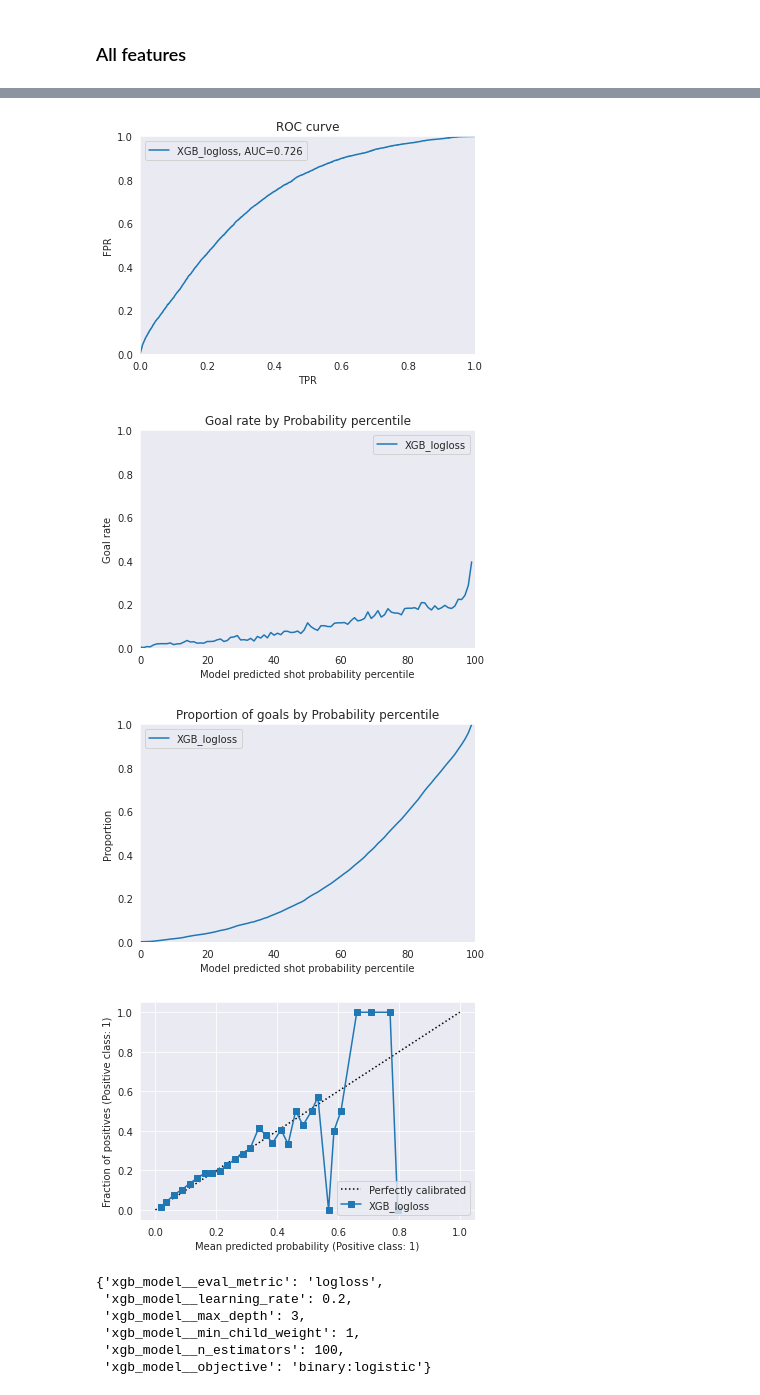
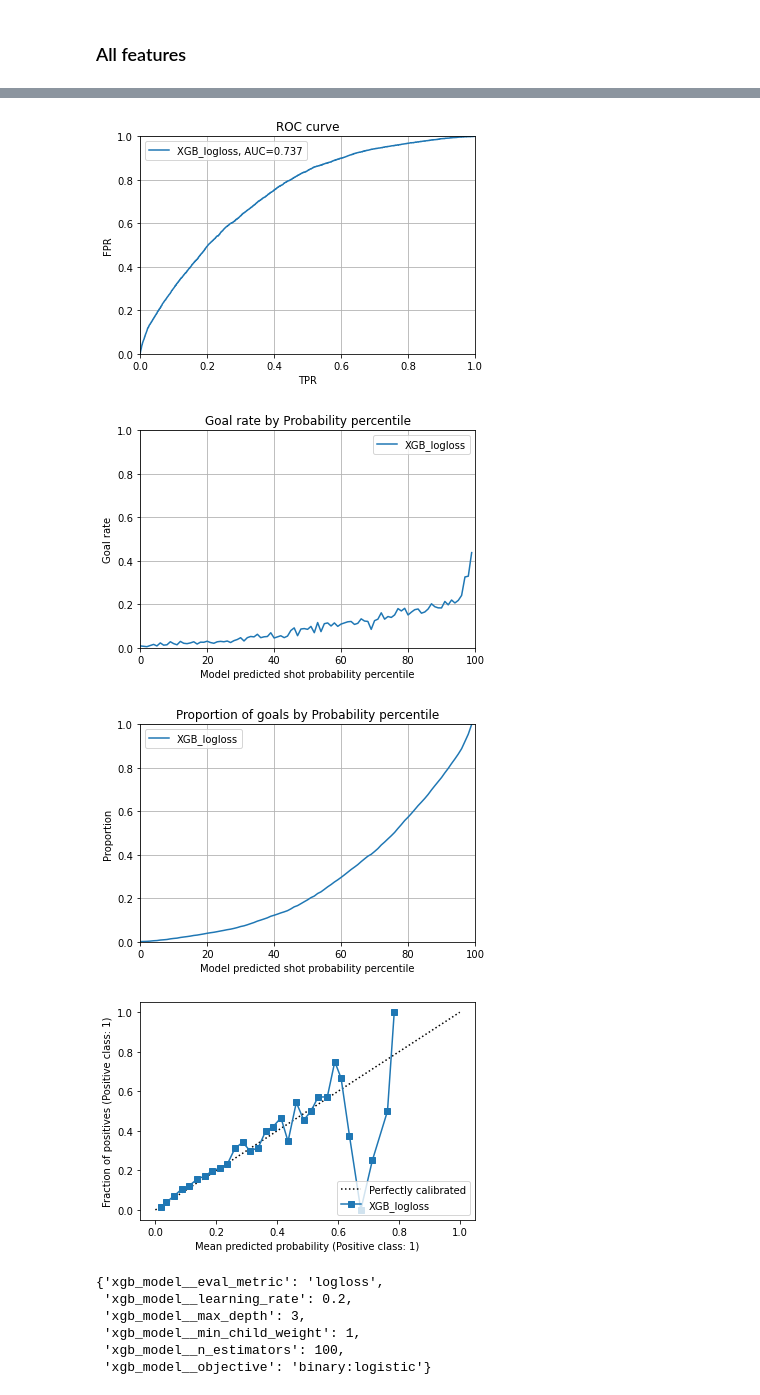
Before and after one commit to williamGlazer/IFT6758, a Jupyter notebook: notebooks/7.advanced-models.ipynb, the cells around one changed output, grey strips where cells are left out. Drawn from its saved outputs; the diff is of its cells as text; code cells hidden in the pictures.

```diff
--- a/notebooks/7.advanced-models.ipynb
+++ b/notebooks/7.advanced-models.ipynb
@@ -127,5 +164,5 @@ pipeline = ExperimentPipeline(
         'xgb_model__eval_metric': ['logloss']
     }],
     metric='roc_auc',
-    enable_comet=False
+    enable_comet=True
 )
@@ -153,10 +218,10 @@ Wall time: 10min 21s
 # %%
-plot_all([pipeline.dataset['y_test']], [pipeline.get_test_probas()], ['XGB_logloss'])
+plot_all([pipeline.dataset['y_valid']], [pipeline.get_probas('valid')], ['XGB_logloss'])
 # %% [output]
-[figure, old version]
+[figure, new version]
-[figure, old version]
+[figure, new version]
-[figure, old version]
+[figure, new version]
-[figure, old version]
+[figure, new version]
 # %%
 pipeline.grid.best_params_
 # %% [output]
```
Also changed, not shown: parts of 15 cells of this notebook, 1 other file.
